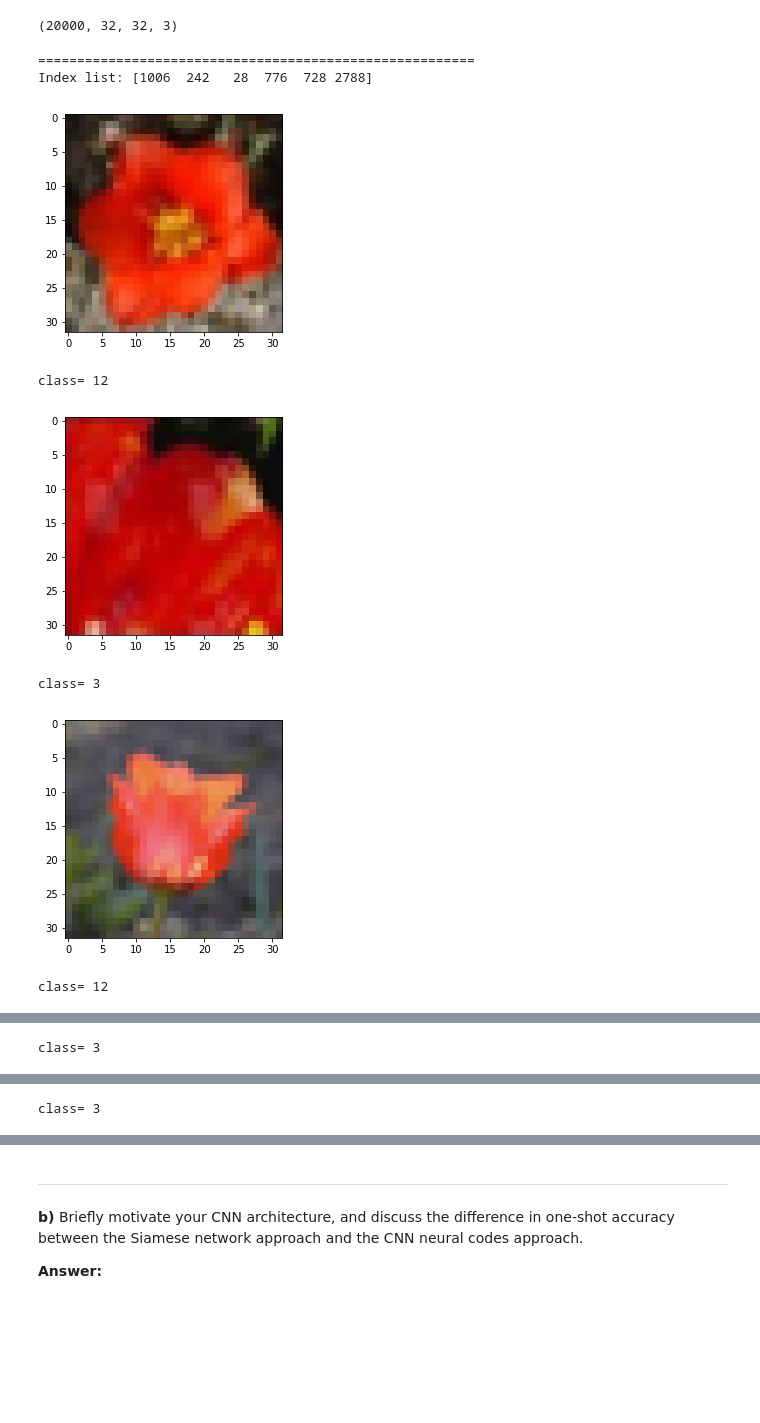
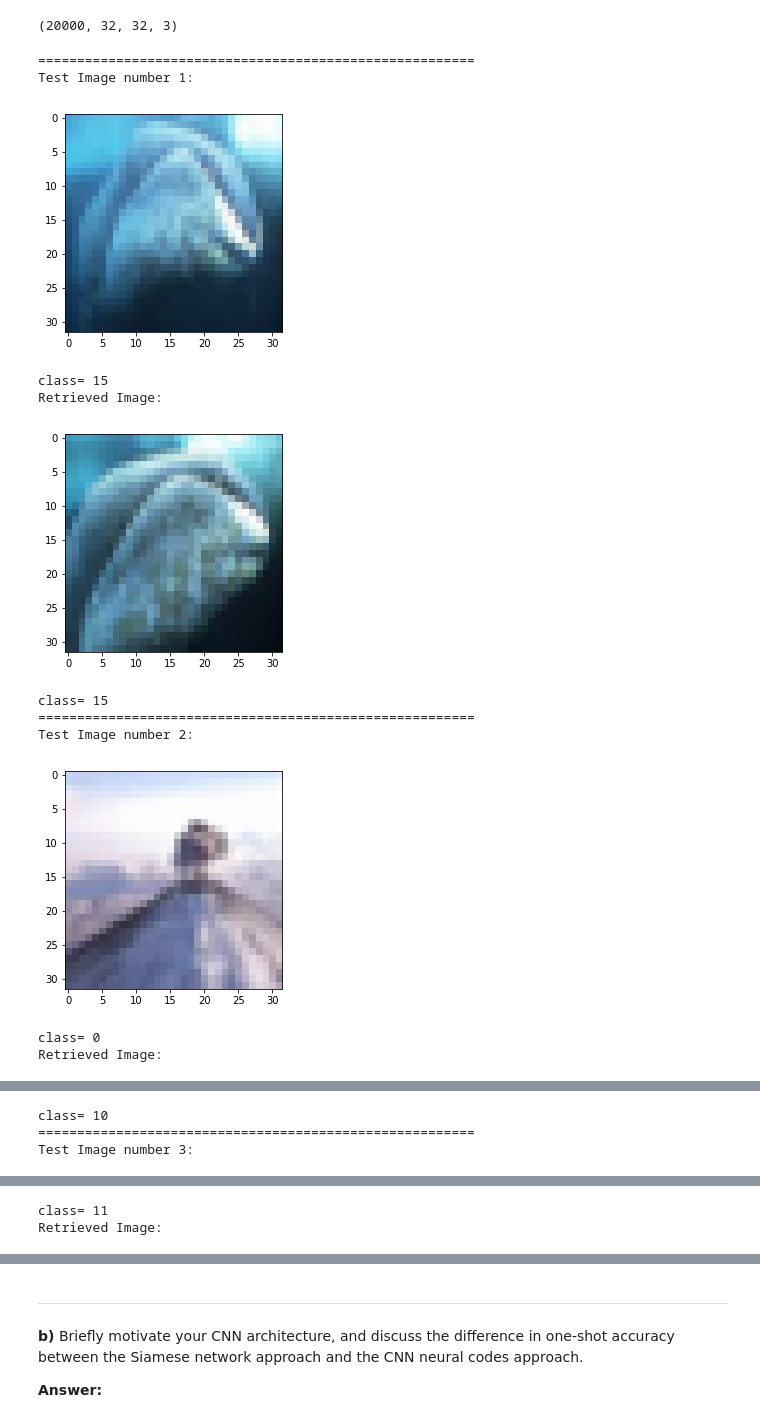
Before and after one commit to irfannurafif/recsys, a Jupyter notebook: ass 3/Assignment 3 question 1.ipynb, the cells around one changed output, grey strips where cells are left out. Cells and saved outputs as stored; diff of their text form; code cells hidden in the pictures; blank space fills up the shorter version.

```diff
--- a/ass 3/Assignment 3 question 1.ipynb
+++ b/ass 3/Assignment 3 question 1.ipynb
@@ -492,3 +333,0 @@ ValueError: Error when checking : expected conv2d_17_input to have 4 dimensions,
-# %%
-nc_test = model_nc.predict(x_test_cnn)
-print(nc_test.shape)
@@ -707,63 +538,59 @@ print(x_train_r.shape)
 # make random selection of n query images/indices, the same for all experiments
 def uniq(x):
     return len(x) == len(set(x))
 
-n = 200
-n_examples = 2000  # the retrieval test set has 5000 images
+n = 100
+n_examples = 4000  # the retrieval test set has 5000 images
 indices = np.random.choice(range(n_examples), size=n, replace=False)
 result={}
 shown=set()
 
 representations = [
     (nc_cnn_train, nc_cnn_test),
 ]
 
 it=0
 idt=['cnn']
 for (nc_train, nc_test) in representations:
-    # === SOLUTION: ===
-    #print(nc_test.shape)
-# iterate over two data representations (make sure these two files exist in the "data" subfolder first)
-#for datapath in ("caltech101_VGG16_fc1.p", "caltech101_VGG16_fc2.p"):
-    # load the dataset
-    #with open(os.path.join("data", datapath), "rb") as f:
-        #X_train_digits_r, y_train_digits_r, X_test_digits_r, y_test_digits_r = pickle.load(f)
-        #X_fc, y, X_paths, classes = pickle.load(f)
 
     #nsamples, nx, ny = nc_test.shape
     # === SOLUTION: ===
-    neigh = NearestNeighbors(n_neighbors=6, p=2)
+    neigh = NearestNeighbors(n_neighbors=1, p=2)
     #nc_test_rs=nc_test.reshape((n_examples,nx*ny))
-    neigh.fit(nc_test)
+    neigh.fit(nc_train)
     X_fc = nc_test[indices]
 
     nn = neigh.kneighbors(X_fc)
-    #print(nn[0].shape)
-    #print(nn[0])
-    #print(nn[1].shape)
-    #print(nn[1])
-
-    cnt=0
+    cnt=1
     for i in range(len(nn[0])):
-        if(np.sum(nn[0][i]==0) and uniq(nn[1][i]) and not nn[1][i][0] in shown):
+        if(uniq(nn[1][i]) and not nn[1][i][0] in shown):
             print("========================================================")
-            print("Index list:",nn[1][i])
-            for j in range(6):
-                plt.imshow(x_test_r[(nn[1][i][j])])
+            print("Test Image number {}:".format(cnt))
+            plt.imshow(x_test_r[indices[i]])
+            plt.show()
+            print('class=',np.argmax(y_test_r[indices[i]]))
+            print("Retrieved Image:")
+            #print("Index list:",nn[1][i])
+            for j in range(1):
+                plt.imshow(x_train_r[(nn[1][i][j])])
                 plt.show()
-                print('class=',np.argmax(y_test_r[(nn[1][i][j])]))
-                cnt+=1
+                print('class=',np.argmax(y_train_r[(nn[1][i][j])]))
                 shown.add(nn[1][i][j])
+            cnt+=1
         #if(cnt%3==0 and cnt>0):
 
-        if(cnt==30):
-            break
+        #if(cnt==30):
+        #    break
 # %% [output]
 ========================================================
-Index list: [1006  242   28  776  728 2788]
+Test Image number 1:
-[figure, old version]
+[figure, new version]
-class= 12
+class= 15
+Retrieved Image:
-[figure, old version]
+[figure, new version]
-class= 3
+class= 15
+========================================================
+Test Image number 2:
-[figure, old version]
+[figure, new version]
-class= 12
+class= 0
+Retrieved Image:
@@ -771 +598,3 @@ class= 12
-class= 3
+class= 10
+========================================================
+Test Image number 3:
@@ -773 +602,2 @@ class= 3
-class= 3
+class= 11
+Retrieved Image:
```
Also changed, not shown: parts of 25 cells of this notebook.
